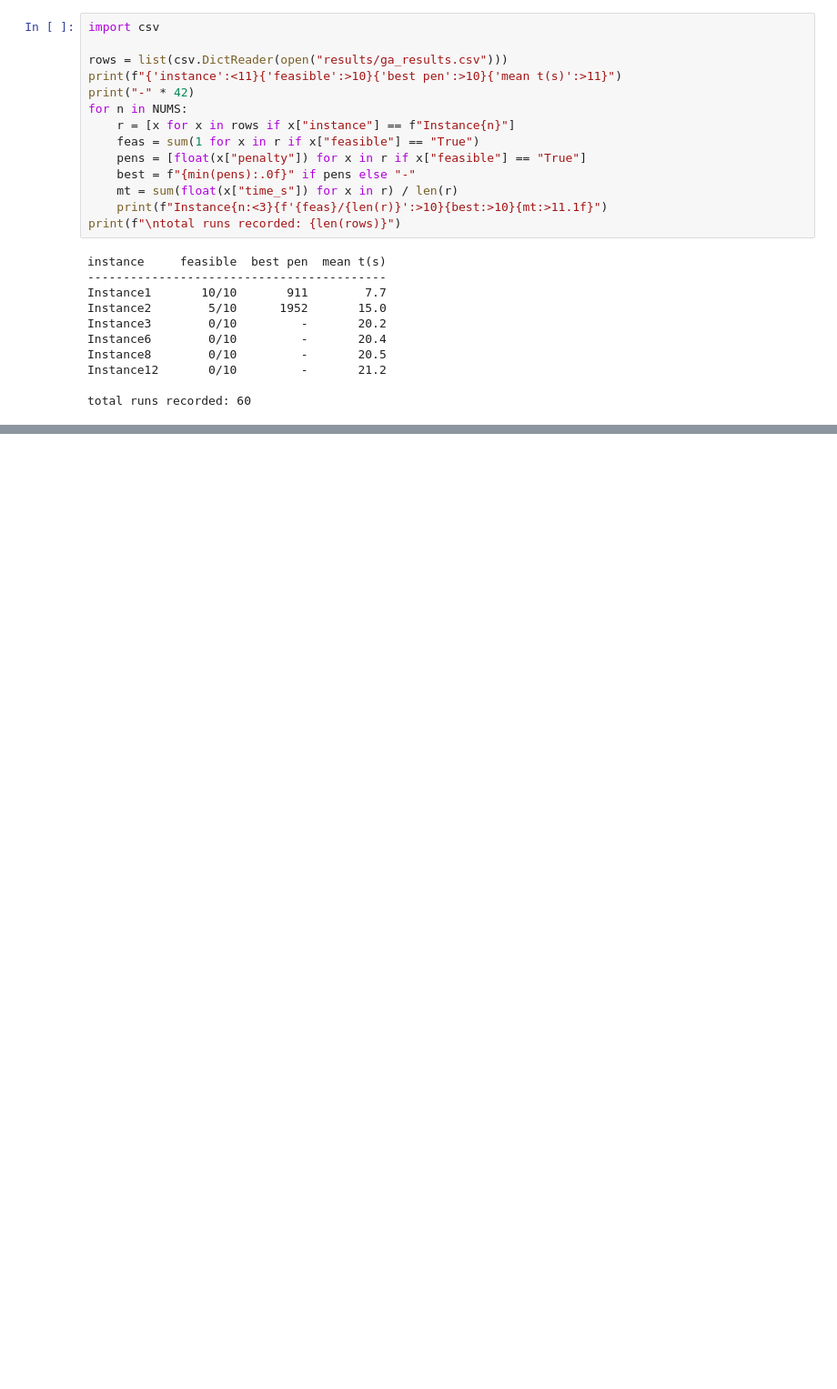
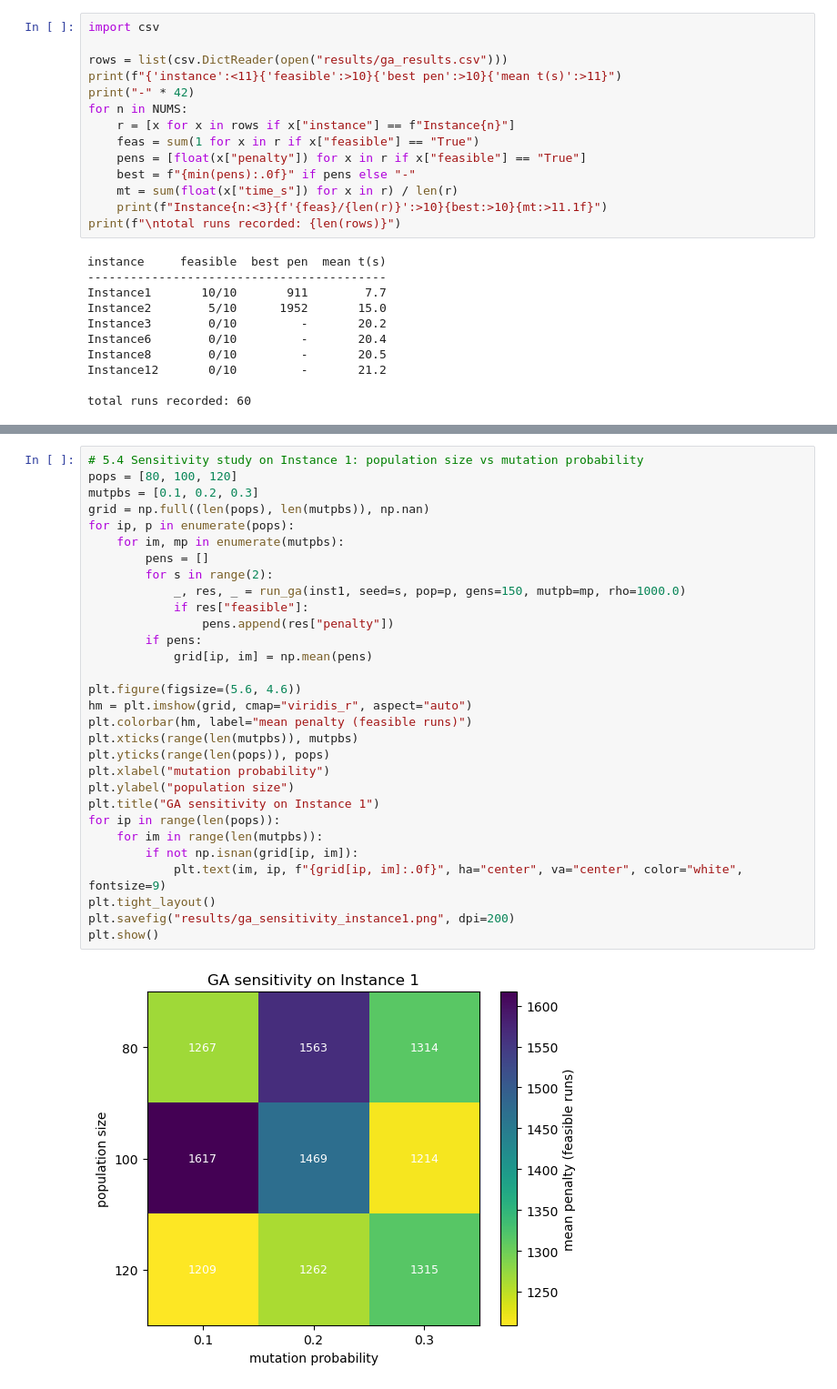
Before and after one commit to DhammikaKekulawala/IT5082_Optimization_Methods_Programming__Assignment, a Jupyter notebook: 02_ga.ipynb, the cells around one changed output, grey strips where cells are left out. Shown at 91% size. Saved outputs shown, nothing was run; the diff lists cells and outputs as text; blank space fills up the shorter version.

```diff
--- a/02_ga.ipynb
+++ b/02_ga.ipynb
@@ -551,0 +653,32 @@ total runs recorded: 60
+# %%
+# 5.4 Sensitivity study on Instance 1: population size vs mutation probability
+pops = [80, 100, 120]
+mutpbs = [0.1, 0.2, 0.3]
+grid = np.full((len(pops), len(mutpbs)), np.nan)
+for ip, p in enumerate(pops):
+    for im, mp in enumerate(mutpbs):
+        pens = []
+        for s in range(2):
+            _, res, _ = run_ga(inst1, seed=s, pop=p, gens=150, mutpb=mp, rho=1000.0)
+            if res["feasible"]:
+                pens.append(res["penalty"])
+        if pens:
+            grid[ip, im] = np.mean(pens)
+
+plt.figure(figsize=(5.6, 4.6))
+hm = plt.imshow(grid, cmap="viridis_r", aspect="auto")
+plt.colorbar(hm, label="mean penalty (feasible runs)")
+plt.xticks(range(len(mutpbs)), mutpbs)
+plt.yticks(range(len(pops)), pops)
+plt.xlabel("mutation probability")
+plt.ylabel("population size")
+plt.title("GA sensitivity on Instance 1")
+for ip in range(len(pops)):
+    for im in range(len(mutpbs)):
+        if not np.isnan(grid[ip, im]):
+            plt.text(im, ip, f"{grid[ip, im]:.0f}", ha="center", va="center", color="white", fontsize=9)
+plt.tight_layout()
+plt.savefig("results/ga_sensitivity_instance1.png", dpi=200)
+plt.show()
+# %% [output]
+[figure, added]
```
Also changed, not shown: parts of 7 cells of this notebook, 4 other files.
